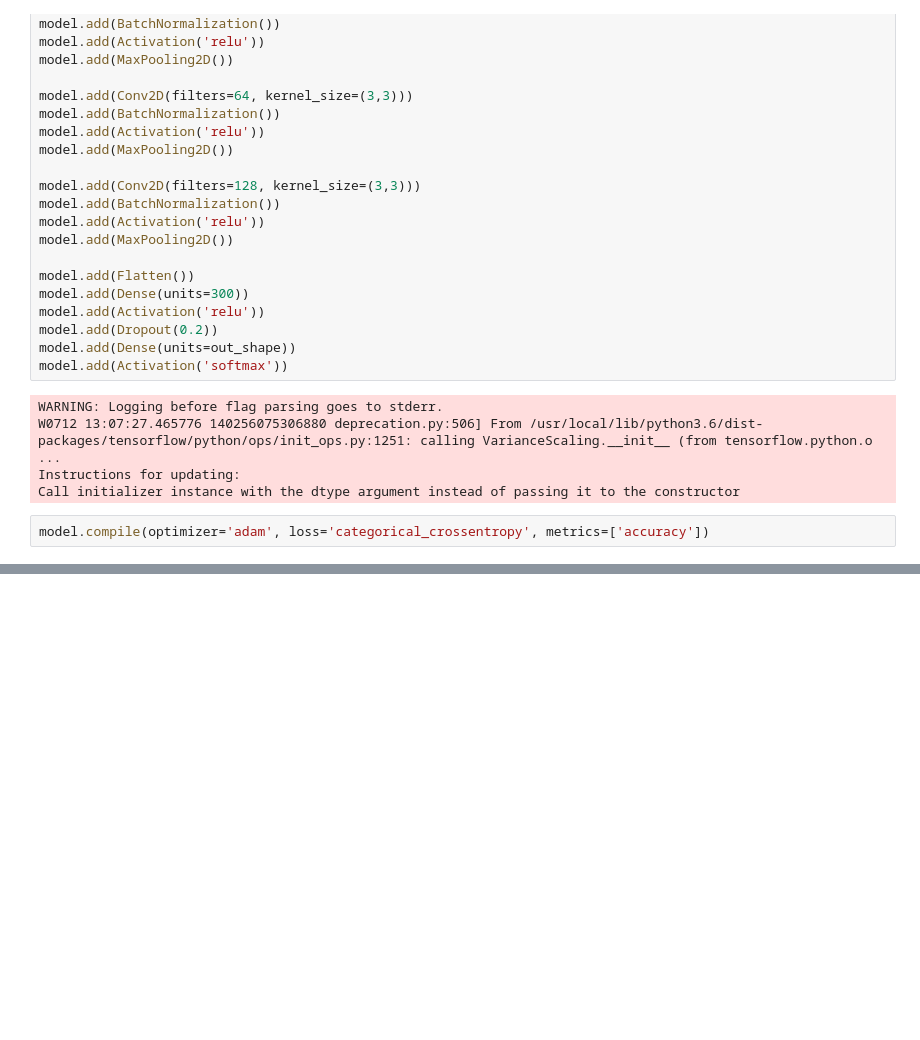
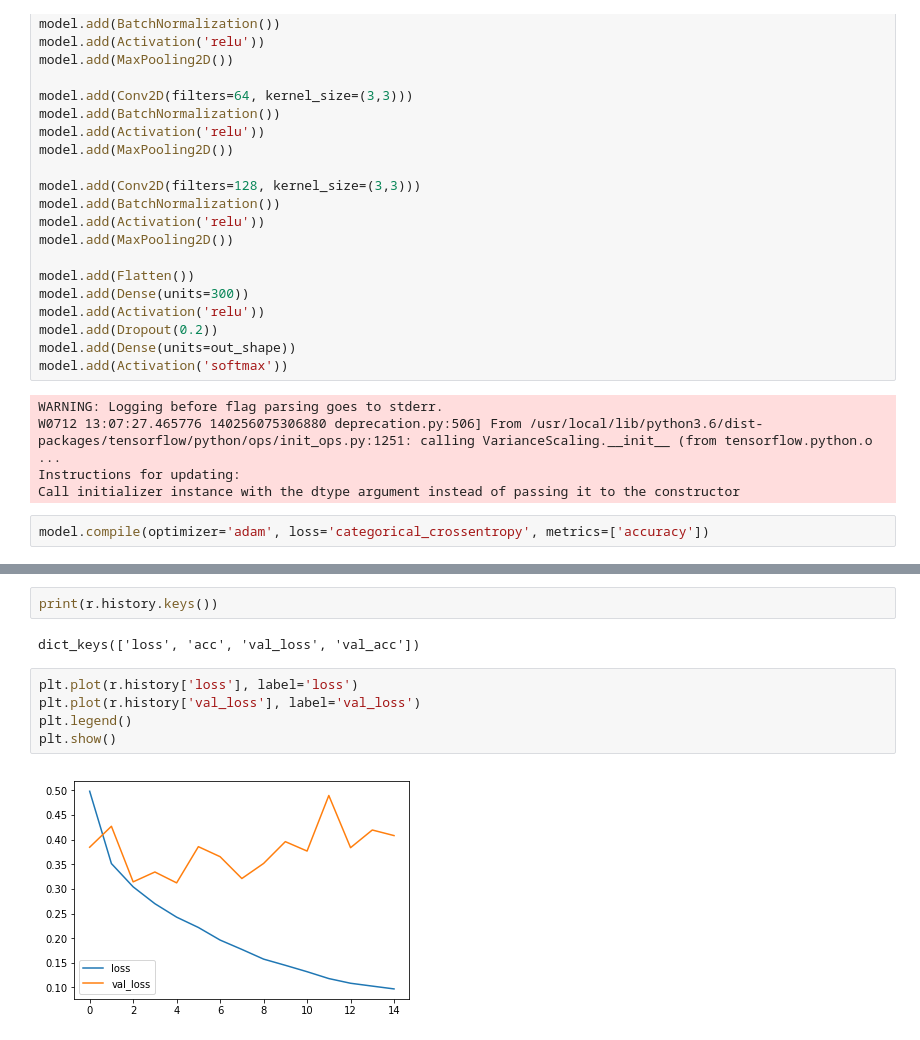
Before and after one commit to slanucha/deep_learning_colab, a Jupyter notebook: FashionMNIST.ipynb, the cells around one changed output, grey strips where cells are left out. Saved outputs shown, nothing was run; the diff lists cells and outputs as text; blank space fills up the shorter version.

Commit message:
updated with graphs

```diff
--- a/FashionMNIST.ipynb
+++ b/FashionMNIST.ipynb
@@ -82,0 +92,11 @@ Epoch 4/15
+# %%
+print(r.history.keys())
+# %% [output]
+dict_keys(['loss', 'acc', 'val_loss', 'val_acc'])
+# %%
+plt.plot(r.history['loss'], label='loss')
+plt.plot(r.history['val_loss'], label='val_loss')
+plt.legend()
+plt.show()
+# %% [output]
+[figure, added]
```
Also changed, not shown: parts of 2 cells of this notebook.
